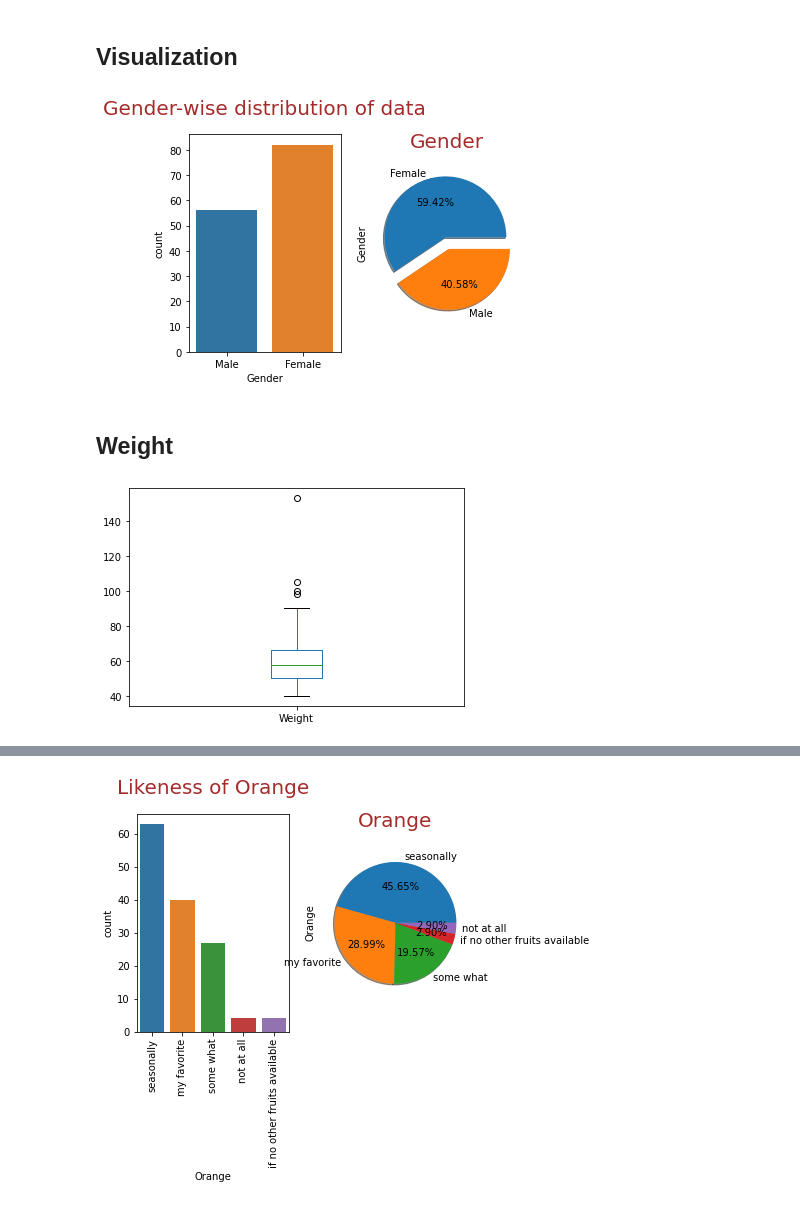
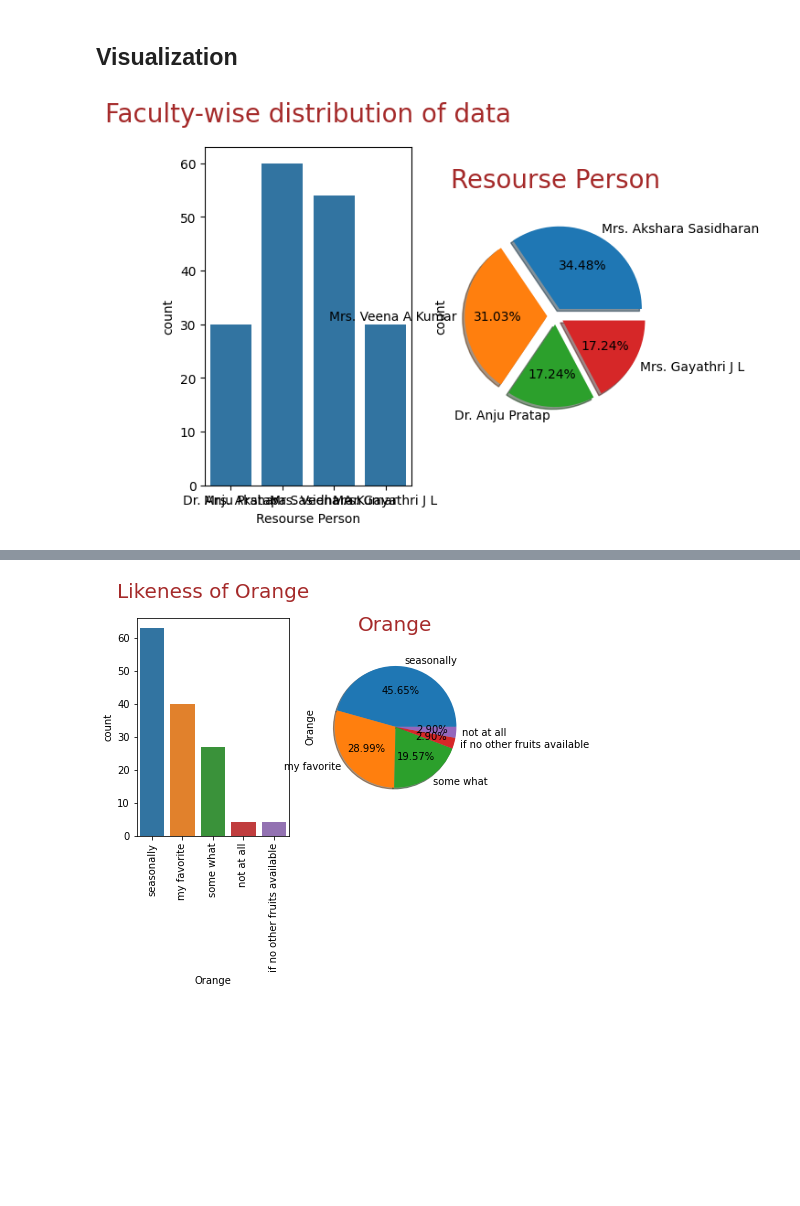
Before and after one commit to sijuswamy/Intel-Unnati-sessions, a Jupyter notebook: Feed_back_Data_Analysis.ipynb, the cells around one changed output, grey strips where cells are left out. Drawn from its saved outputs; the diff is of its cells as text; code cells hidden in the pictures; blank space fills up the shorter version.

```diff
--- a/Feed_back_Data_Analysis.ipynb
+++ b/Feed_back_Data_Analysis.ipynb
@@ -51,6 +79,2 @@ df_class = df_class.drop(['Timestamp'],axis=1)
-# %%
-df_class.columns = ["Gender","Age","Weight","Orange","Grapes","Banana","Apple","Mango","Cherry","Height"]
-# %%
-# creating a new categorical variable 'Age group`
-df_class['Age_group'] = pd.cut(x=df_class['Age'], bins=[-np.Inf, 20, 30, np.Inf],
-                    labels=["adolescent","youth","elder"])
+# %%
+df_class = df_class.drop(['Timestamp','Email ID','Please provide any additional comments, suggestions, or feedback you have regarding the session. Your insights are valuable and will help us enhance the overall learning experience.'],axis=1)
@@ -57,3 +100,5 @@ df_class['Age_group'] = pd.cut(x=df_class['Age'], bins=[-np.Inf, 20, 30, np.Inf]
+# %%
+df_class.columns = ["Name","Branch","Semester","Resourse Person","Content Quality","Effeciveness","Expertise","Relevance","Overall Organization"]
 # %%
 df_class.sample(5)
 # %% [output]
@@ -87,18 +156,11 @@ Name: Gender, dtype: float64
 ## Visualization
 # %%
 ax = plt.subplot(1,2,1)
-ax = sns.countplot(x='Gender', data=df_class)
+ax = sns.countplot(x='Resourse Person', data=df_class)
 #ax.bar_label(ax.containers[0])
-plt.title("Gender-wise distribution of data", fontsize=20,color = 'Brown',pad=20)
+plt.title("Faculty-wise distribution of data", fontsize=20,color = 'Brown',pad=20)
 ax =plt.subplot(1,2,2)
-ax=df_class['Gender'].value_counts().plot.pie(explode=[0.1, 0.1],autopct='%1.2f%%',shadow=True);
-ax.set_title(label = "Gender", fontsize = 20,color='Brown',pad=20);
+ax=df_class['Resourse Person'].value_counts().plot.pie(explode=[0.1, 0.1,0.1,0.1],autopct='%1.2f%%',shadow=True);
+ax.set_title(label = "Resourse Person", fontsize = 20,color='Brown',pad=20);
 # %% [output]
-[figure, old version]
+[figure, new version]
-# %% [markdown]
-## Weight
-# %%
-df_class.boxplot(column =['Weight'], grid = False)
-plt.show()
-# %% [output]
-[figure, removed]
```
Also changed, not shown: parts of 44 cells of this notebook.
